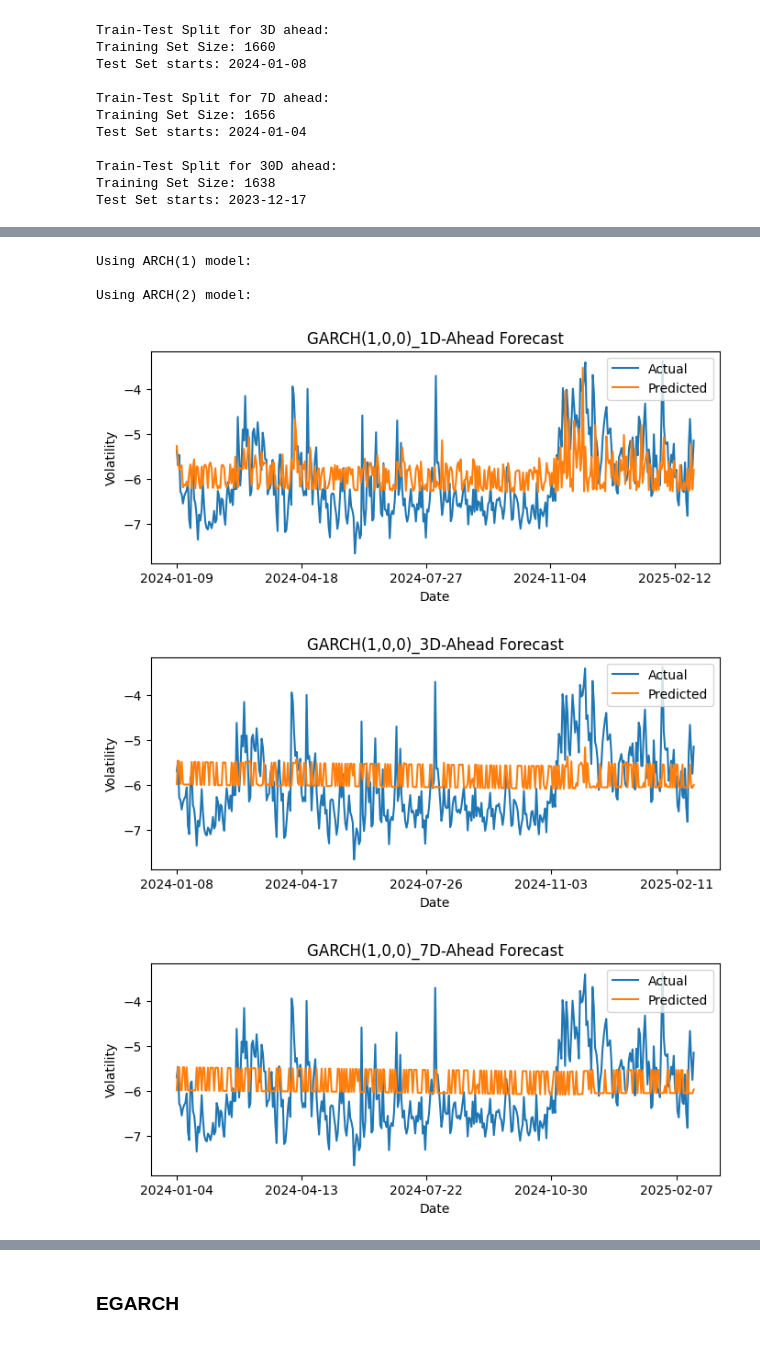
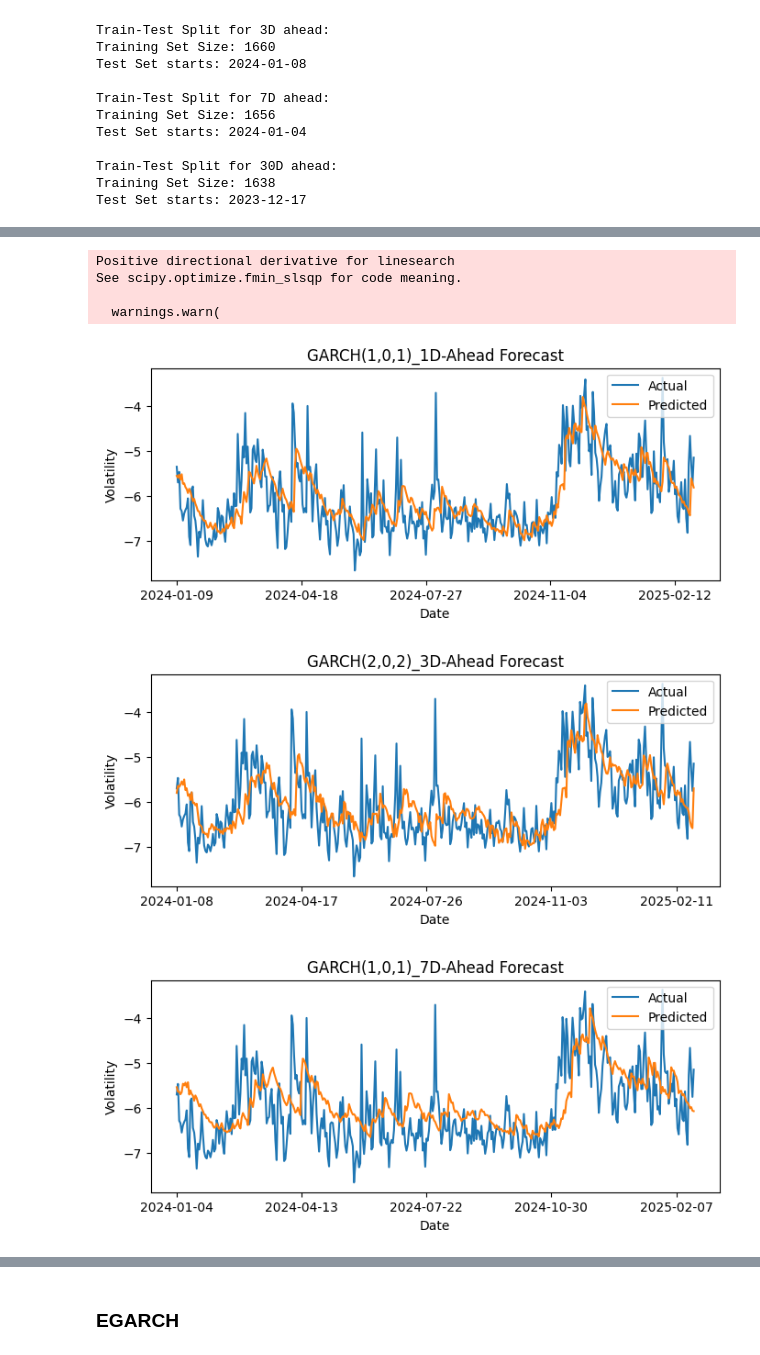
Before and after one commit to kiwi-lemongrass/DSE4101_Individual-Project, a Jupyter notebook: src/GARCH.ipynb, the cells around one changed output, grey strips where cells are left out. Drawn from its saved outputs; the diff is of its cells as text; code cells hidden in the pictures.

```diff
--- a/src/GARCH.ipynb
+++ b/src/GARCH.ipynb
@@ -119,0 +137,3 @@ BIC -4264.895592 -4659.828843 -4657.325065
+# %%
+# Store the best garch model order for each h
+best_orders = {1: (1, 1), 3: (2, 2), 7: (1, 1), 30: (1, 2)}
@@ -119,0 +143,26 @@ BIC -4264.895592 -4659.828843 -4657.325065
+# %%
+def lb_test(p, o, q, h):
+    model = arch_model(dfs[h]['r_train'], vol='Garch', p=p, o=o, q=q, rescale=False)
+    results = model.fit(disp='off')
+
+    # Extract standardized residuals and squared residuals
+    std_residuals = results.std_resid
+    squared_residuals = std_residuals ** 2
+
+    # Ljung-Box test on residuals (check mean dynamics)
+    lb_test_resid = acorr_ljungbox(std_residuals, lags=[10, 20], return_df=True)
+
+    # Ljung-Box test on squared residuals (check volatility clustering)
+    lb_test_squared = acorr_ljungbox(squared_residuals, lags=[10, 20], return_df=True)
+
+    return lb_test_resid, lb_test_squared, squared_residuals
+# %%
+fig, ax = plt.subplots(1, 4, figsize=(16, 4))
+i = 0
+for h in [1, 3, 7, 30]:
+    p, q = best_orders[h]
+    print(f"\nLjung-Box Test for GARCH({p},0,{q}) on {h}D ahead:")
+    lb_test_resid, lb_test_squared, squared_residuals = lb_test(p, 0, q, h)
+    print("Residuals:\n", lb_test_resid, "Squared Residuals:\n", lb_test_squared)
+    plot_acf(squared_residuals, lags=20, zero=False, title='ACF of Squared Residuals', ax=ax[i])
+    i += 1
@@ -152,7 +224,7 @@ def get_pred(p, o, q, h):
         forecast = predict(log_returns, p, o, q, h)
         pred.append(np.log(forecast))
     pred = pd.DataFrame(pred, index = r_test.index, columns=['Predicted'])
-    pred.to_csv(f'../res/1D/GARCH({p},{o},{q})_{h}D.csv', index=False)
+    pred.to_csv(f'../res/GARCH({p},{o},{q})_{h}D.csv', index=False)
     return pred
 # %%
 def plot_pred(pred, actual, p, o, q, h):
@@ -181,13 +240,13 @@ The ARCH model is a symmetric model, which implies that a positive shock has the
 # %%
-for p in range(1, 3):
-    print(f"Using ARCH({p}) model:\n")
-    for h in [1,3,7,30]:
-        pred = get_pred(p, 0, 0, h)
-        plot_pred(pred, dfs[h]['lnRV_test'], p, 0, 0, h)
+for h in [1,3,7,30]:
+    p, q = best_orders[h]
+    pred = get_pred(p, 0, q, h)
+    plot_pred(pred, dfs[h]['lnRV_test'], p, 0, q, h)
 # %% [output]
-Using ARCH(1) model:
+Positive directional derivative for linesearch
+See scipy.optimize.fmin_slsqp for code meaning.
 
-Using ARCH(2) model:
+  warnings.warn(
-[figure, old version]
+[figure, new version]
-[figure, old version]
+[figure, new version]
-[figure, old version]
+[figure, new version]
```
Also changed, not shown: parts of 28 cells of this notebook, 49 other files.
